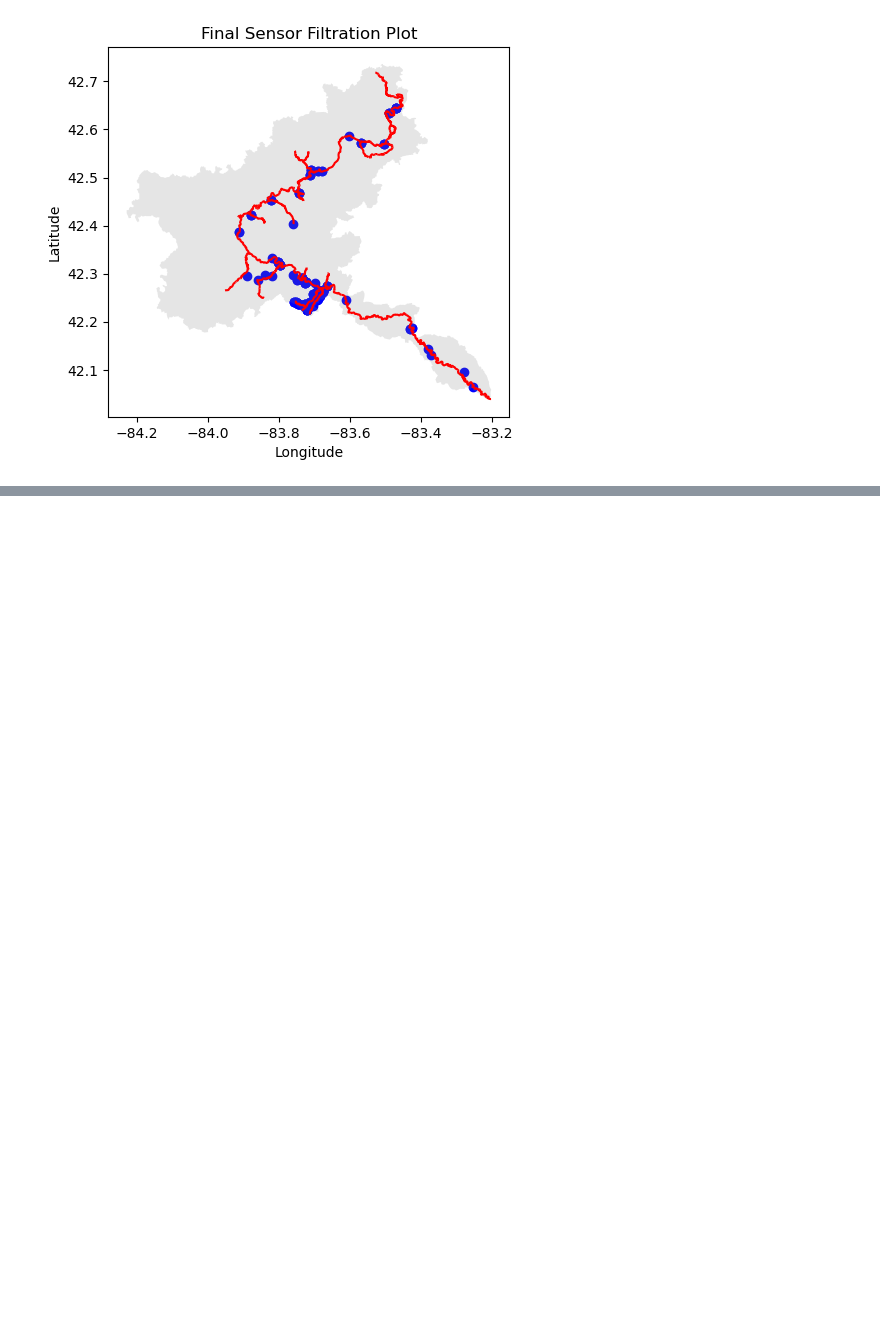
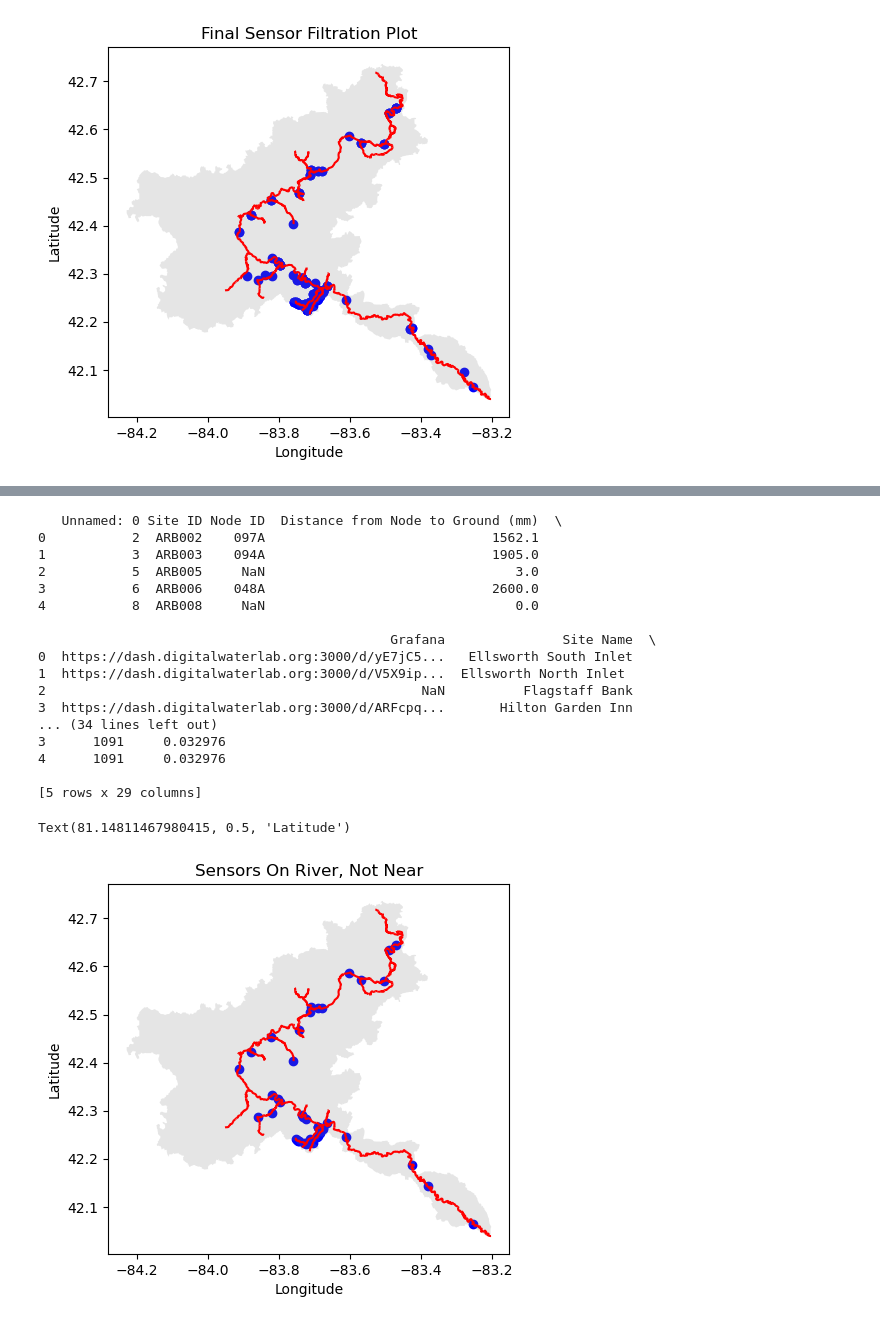
Before and after one commit to shinapatel/Huron_Watershed_Site_Updates, a Jupyter notebook: huron_geo.ipynb, the cells around one changed output, grey strips where cells are left out. Cells and saved outputs as stored; diff of their text form; code cells hidden in the pictures; blank space fills up the shorter version.

```diff
--- a/huron_geo.ipynb
+++ b/huron_geo.ipynb
@@ -271,0 +479,63 @@ Text(81.14811467980415, 0.5, 'Latitude')
+# %%
+# Define the file paths
+csv_file = 'unique_sensor_files/sensors_on_river_unique.csv'
+geojson_file = 'unique_sensor_files/sensors_on_river_unique.geojson'
+
+# Read the CSV file into a DataFrame
+df = pd.read_csv(csv_file)
+
+# Check the first few rows to ensure it contains latitude and longitude columns
+print(df.head())
+
+# Ensure your DataFrame has 'latitude' and 'longitude' columns
+# Create a GeoDataFrame
+geometry = [Point(xy) for xy in zip(df['lon'], df['lat'])]
+gdf = gpd.GeoDataFrame(df, geometry=geometry)
+
+# Set the coordinate reference system (CRS), e.g., WGS84
+gdf.set_crs(epsg=4326, inplace=True)
+
+# Save to GeoJSON
+gdf.to_file(geojson_file, driver='GeoJSON')
+
+
+
+# Load GeoJSON files into GeoDataFrames
+sensor_file = 'unique_sensor_files/sensors_on_river_unique.geojson'
+river_file = 'Huron_RiverSystem.geojson'
+watershed_file = 'Huron_Watershed.geojson'
+
+sensor = gpd.read_file(sensor_file)
+river = gpd.read_file(river_file)
+watershed = gpd.read_file(watershed_file)
+
+# Plot GeoDataFrames on the same plot
+ax = sensor.plot(color='blue', label='DWL @ UM sensors')
+river.plot(ax=ax, color='red', label='Rivers')
+watershed.plot(ax=ax, color='gray', label='Watershed', alpha = 0.2)
+
+# Add title, labels
+# ax.legend()
+ax.set_title("Sensors On River, Not Near")
+ax.set_xlabel('Longitude')
+ax.set_ylabel('Latitude')
+# %% [output]
+   Unnamed: 0 Site ID Node ID  Distance from Node to Ground (mm)  \
+0           2  ARB002    097A                             1562.1
+1           3  ARB003    094A                             1905.0
+2           5  ARB005     NaN                                3.0
+3           6  ARB006    048A                             2600.0
+4           8  ARB008     NaN                                0.0
+
+                                             Grafana               Site Name  \
+0  https://dash.digitalwaterlab.org:3000/d/yE7jC5...   Ellsworth South Inlet
+1  https://dash.digitalwaterlab.org:3000/d/V5X9ip...  Ellsworth North Inlet
+2                                                NaN          Flagstaff Bank
+3  https://dash.digitalwaterlab.org:3000/d/ARFcpq...       Hilton Garden Inn
+... (34 lines left out)
+3      1091     0.032976
+4      1091     0.032976
+
+[5 rows x 29 columns]
+Text(81.14811467980415, 0.5, 'Latitude')
+[figure, added]
```
Also changed, not shown: parts of 14 cells of this notebook, 24 other files.
